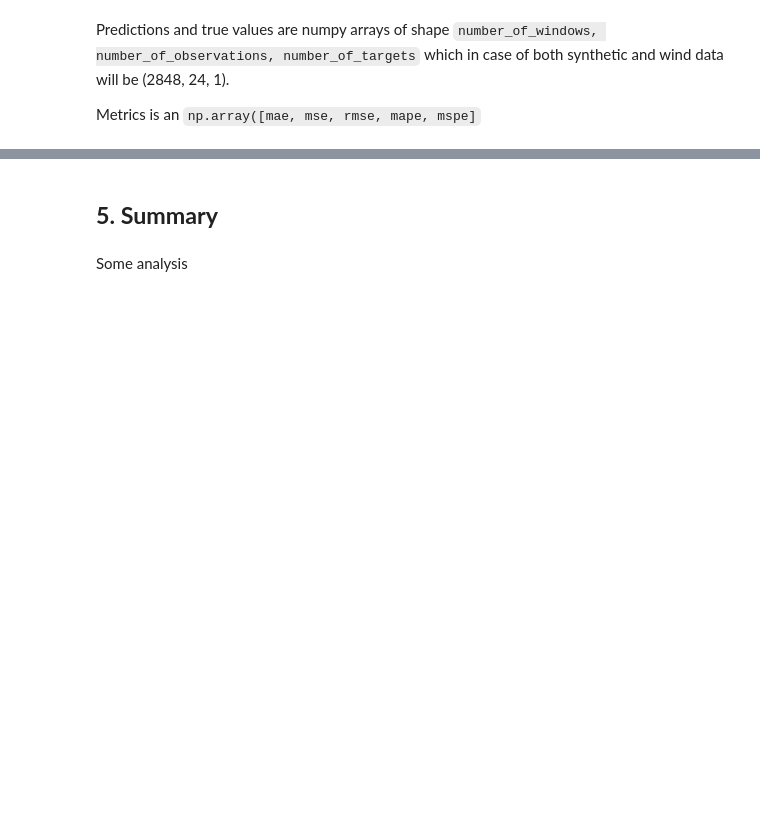
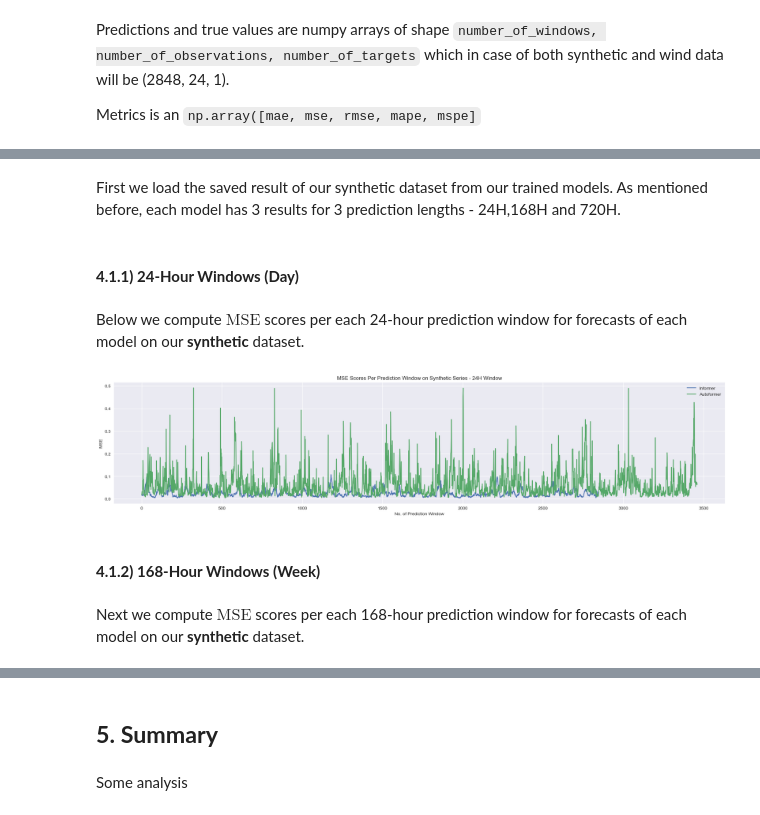
Before and after one commit to anasashb/TransformersEnergyTS, a Jupyter notebook: prototype.ipynb, the cells around one changed output, grey strips where cells are left out. Saved outputs shown, nothing was run; the diff lists cells and outputs as text; code cells hidden in the pictures; blank space fills up the shorter version.

```diff
--- a/prototype.ipynb
+++ b/prototype.ipynb
@@ -437,0 +249,2 @@ plt.close()
+# %% [markdown]
+First we load the saved result of our synthetic dataset from our trained models. As mentioned before, each model has 3 results for 3 prediction lengths - 24H,168H and 720H.
@@ -437,0 +287,4 @@ plt.close()
+# %% [markdown]
+#### **4.1.1) 24-Hour Windows (Day)**
+# %% [markdown]
+Below we compute $\text{MSE}$ scores per each 24-hour prediction window for forecasts of each model on our **synthetic** dataset.
@@ -437,0 +298,17 @@ plt.close()
+# %%
+plt.figure(figsize=(25, 5))
+plt.plot(informer_errors_synth_24, label='Informer')
+plt.plot(autoformer_errors_synth_24, label='Autoformer')
+#plt.plot(pyraformer_errors_synth_24, label='Pyraformer')
+plt.title('MSE Scores Per Prediction Window on Synthetic Series - 24H Window')
+plt.xlabel('No. of Prediction Window')
+plt.ylabel('MSE')
+plt.legend()
+plt.show()
+plt.close()
+# %% [output]
+[figure, added]
+# %% [markdown]
+#### **4.1.2) 168-Hour Windows (Week)**
+# %% [markdown]
+Next we compute $\text{MSE}$ scores per each 168-hour prediction window for forecasts of each model on our **synthetic** dataset.
```
Also changed, not shown: parts of 51 cells of this notebook.
